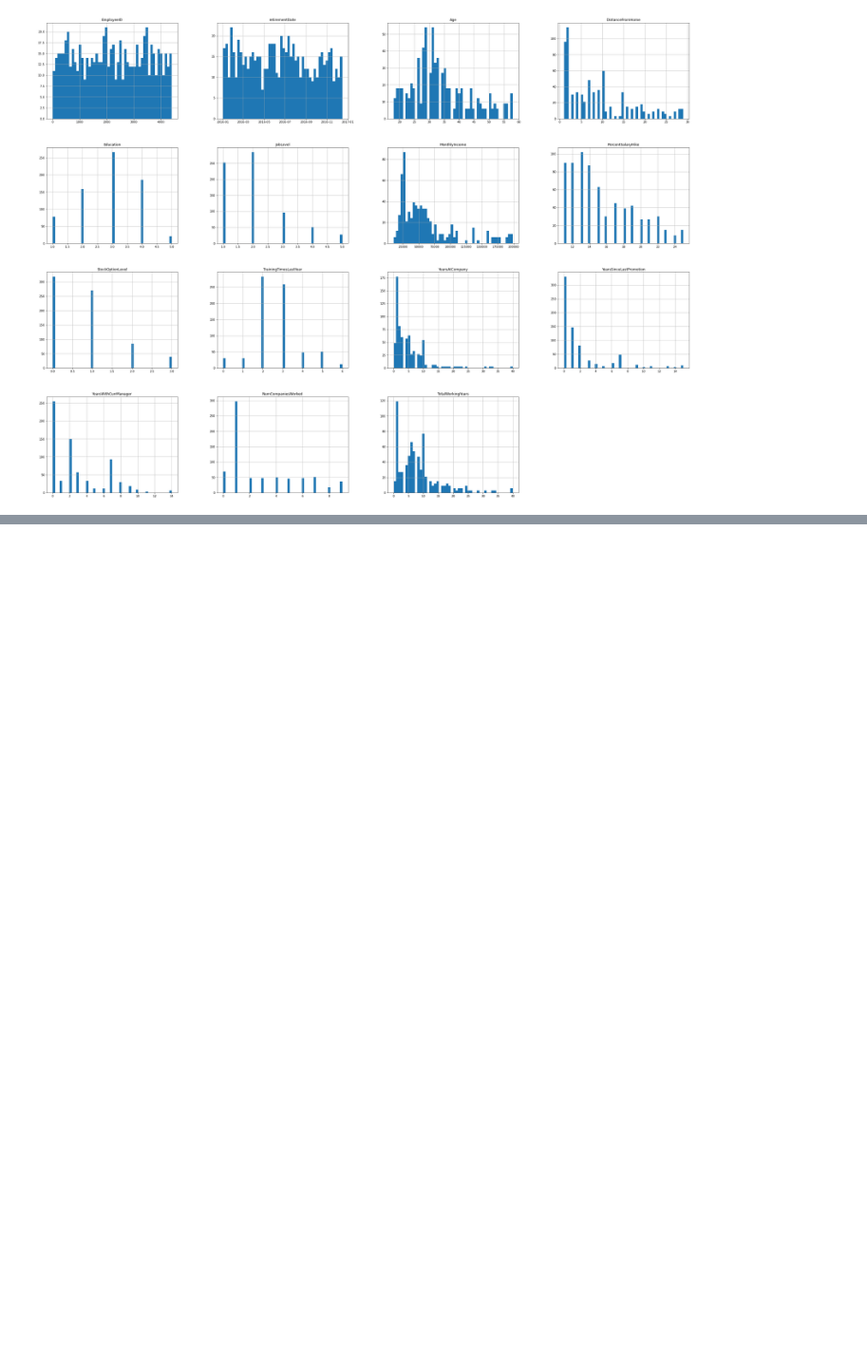
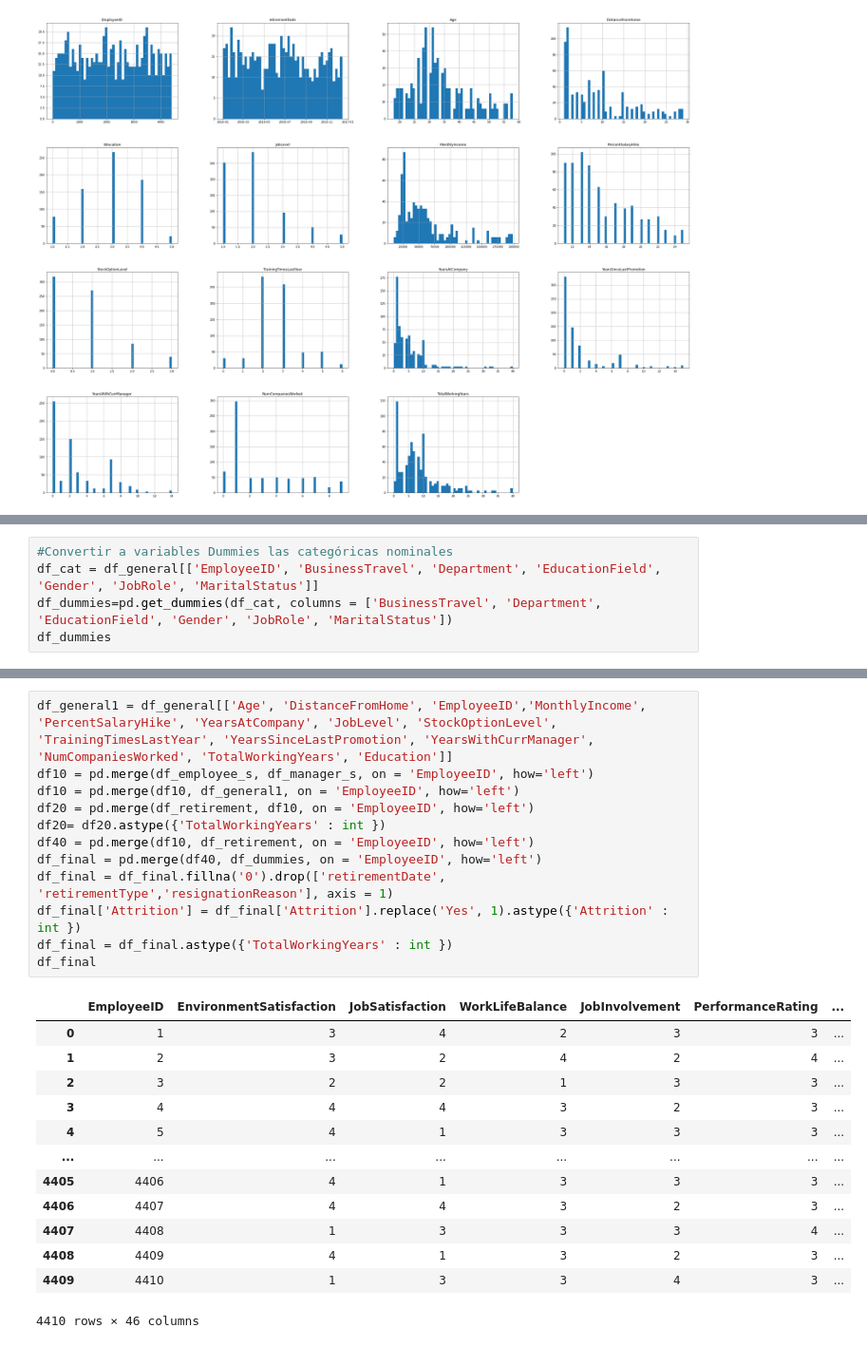
Before and after one commit to jhansanchez/Caso-de-estudio-RH, a Jupyter notebook: casoRH.ipynb, the cells around one changed output, grey strips where cells are left out. Shown at 95% size. Drawn from its saved outputs; the diff is of its cells as text; blank space fills up the shorter version.

```diff
--- a/casoRH.ipynb
+++ b/casoRH.ipynb
@@ -1067,0 +1131,5 @@ plt.show()
+# %%
+#Convertir a variables Dummies las categóricas nominales
+df_cat = df_general[['EmployeeID', 'BusinessTravel', 'Department', 'EducationField', 'Gender', 'JobRole', 'MaritalStatus']]
+df_dummies=pd.get_dummies(df_cat, columns = ['BusinessTravel', 'Department', 'EducationField', 'Gender', 'JobRole', 'MaritalStatus'])
+df_dummies
@@ -1067,0 +1150,26 @@ plt.show()
+# %%
+df_general1 = df_general[['Age', 'DistanceFromHome', 'EmployeeID','MonthlyIncome', 'PercentSalaryHike', 'YearsAtCompany', 'JobLevel', 'StockOptionLevel', 'TrainingTimesLastYear', 'YearsSinceLastPromotion', 'YearsWithCurrManager', 'NumCompaniesWorked', 'TotalWorkingYears', 'Education']]
+df10 = pd.merge(df_employee_s, df_manager_s, on = 'EmployeeID', how='left')
+df10 = pd.merge(df10, df_general1, on = 'EmployeeID', how='left')
+df20 = pd.merge(df_retirement, df10, on = 'EmployeeID', how='left')
+df20= df20.astype({'TotalWorkingYears' : int })
+df40 = pd.merge(df10, df_retirement, on = 'EmployeeID', how='left')
+df_final = pd.merge(df40, df_dummies, on = 'EmployeeID', how='left')
+df_final = df_final.fillna('0').drop(['retirementDate', 'retirementType','resignationReason'], axis = 1)
+df_final['Attrition'] = df_final['Attrition'].replace('Yes', 1).astype({'Attrition' : int })
+df_final = df_final.astype({'TotalWorkingYears' : int })
+df_final
+# %% [output]
+|  | EmployeeID | EnvironmentSatisfaction | JobSatisfaction | WorkLifeBalance | JobInvolvement | PerformanceRating | ... |
+| 0 | 1 | 3 | 4 | 2 | 3 | 3 | ... |
+| 1 | 2 | 3 | 2 | 4 | 2 | 4 | ... |
+| 2 | 3 | 2 | 2 | 1 | 3 | 3 | ... |
+| 3 | 4 | 4 | 4 | 3 | 2 | 3 | ... |
+| 4 | 5 | 4 | 1 | 3 | 3 | 3 | ... |
+| ... | ... | ... | ... | ... | ... | ... | ... |
+| 4405 | 4406 | 4 | 1 | 3 | 3 | 3 | ... |
+| 4406 | 4407 | 4 | 4 | 3 | 2 | 3 | ... |
+| 4407 | 4408 | 1 | 3 | 3 | 3 | 4 | ... |
+| 4408 | 4409 | 4 | 1 | 3 | 2 | 3 | ... |
+| 4409 | 4410 | 1 | 3 | 3 | 4 | 3 | ... |
+4410 rows × 46 columns
```
Also changed, not shown: parts of 32 cells of this notebook.
